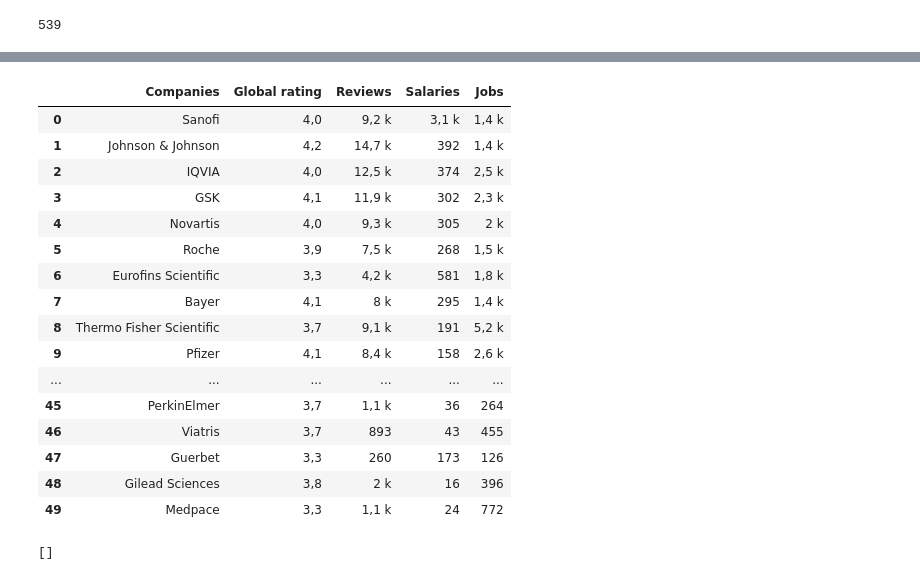
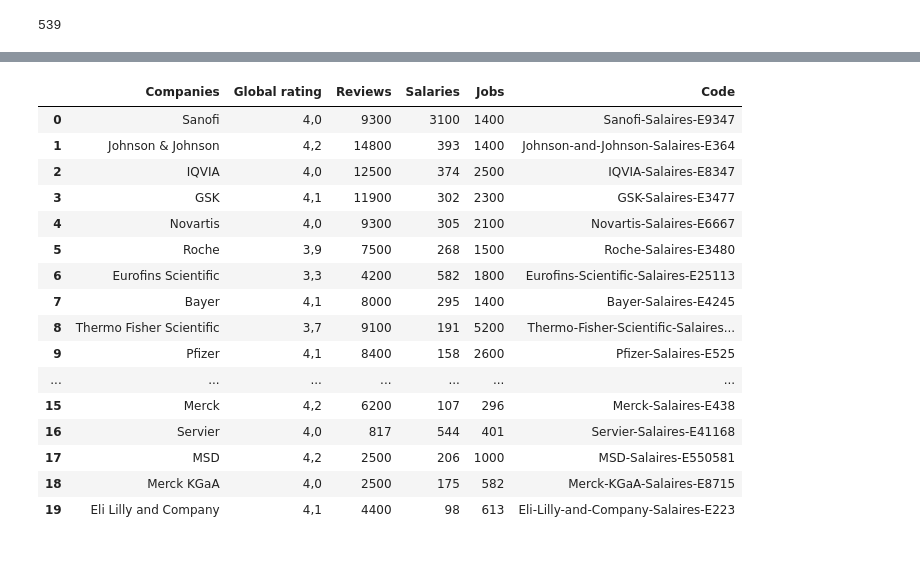
Before and after one commit to arnaud-dg/Glassdoor_Analysis, a Jupyter notebook: Glassdoor Analysis.ipynb, the cells around one changed output, grey strips where cells are left out. Drawn from its saved outputs; the diff is of its cells as text; code cells hidden in the pictures.

```diff
--- a/Glassdoor Analysis.ipynb
+++ b/Glassdoor Analysis.ipynb
@@ -48,7 +50,7 @@ jobs = []
 code = []
 
 # Boucle de récupération des noms d'entreprises
-while len(companies) < 50:
+while len(companies) < 20:
     time.sleep(4)
 
     entreprises = driver.find_element(By.TAG_NAME, 'h2')
@@ -67,9 +69,13 @@ while len(companies) < 50:
     liste_jobs = driver.find_elements(By.XPATH, '//*[@data-test="cell-Jobs-count"]')
     for e in liste_jobs:
         jobs.append(e.text)
-    liste_code = driver.find_element(By.XPATH, '//*[@data-test="cell-Salaries-url"]').get_attribute('href')
+    liste_code = driver.find_elements(By.XPATH, '//*[@data-test="cell-Salaries-url"]')
     for e in liste_code:
-        code.append(e.text)
+        temp = str(e.get_attribute('href'))
+        temp = temp.replace("https://www.glassdoor.fr/salaire/", "")
+        temp = temp.replace(".htm", "")
+        code.append(temp)
+        print(temp)
 
     l = driver.find_element(By.XPATH, '//*[@data-test="pagination-next"]')
     # click button
@@ -103,26 +104,35 @@ reviews
+# %%
+def k_conversion(value_str):
+
+    if "k" in value_str:
+        value_str = value_str.replace(" k", "")
+        value_str = value_str.replace(",", ".")
+        value_int = int(float(value_str) * 1000)
+    else:
+        value_int = int(value_str)
+
+    return value_int
 # %%
-data = list(zip(companies, ratings, reviews, salaries, jobs))
-df = pd.DataFrame(data, columns = ['Companies', 'Global rating', 'Reviews', 'Salaries', 'Jobs'])
+data = list(zip(companies, ratings, reviews, salaries, jobs, code))
+df = pd.DataFrame(data, columns = ['Companies', 'Global rating', 'Reviews', 'Salaries', 'Jobs', 'Code'])
+for i in ['Reviews', 'Salaries', 'Jobs']:
+    df[i] = df[i].apply(k_conversion)
 df
 # %% [output]
-|  | Companies | Global rating | Reviews | Salaries | Jobs |
-| 0 | Sanofi | 4,0 | 9,2 k | 3,1 k | 1,4 k |
-| 1 | Johnson & Johnson | 4,2 | 14,7 k | 392 | 1,4 k |
-| 2 | IQVIA | 4,0 | 12,5 k | 374 | 2,5 k |
-| 3 | GSK | 4,1 | 11,9 k | 302 | 2,3 k |
-| 4 | Novartis | 4,0 | 9,3 k | 305 | 2 k |
-| 5 | Roche | 3,9 | 7,5 k | 268 | 1,5 k |
-| 6 | Eurofins Scientific | 3,3 | 4,2 k | 581 | 1,8 k |
-| 7 | Bayer | 4,1 | 8 k | 295 | 1,4 k |
-| 8 | Thermo Fisher Scientific | 3,7 | 9,1 k | 191 | 5,2 k |
-| 9 | Pfizer | 4,1 | 8,4 k | 158 | 2,6 k |
-| ... | ... | ... | ... | ... | ... |
-| 45 | PerkinElmer | 3,7 | 1,1 k | 36 | 264 |
-| 46 | Viatris | 3,7 | 893 | 43 | 455 |
-| 47 | Guerbet | 3,3 | 260 | 173 | 126 |
-| 48 | Gilead Sciences | 3,8 | 2 k | 16 | 396 |
-| 49 | Medpace | 3,3 | 1,1 k | 24 | 772 |
+|  | Companies | Global rating | Reviews | Salaries | Jobs | Code |
+| 0 | Sanofi | 4,0 | 9300 | 3100 | 1400 | Sanofi-Salaires-E9347 |
+| 1 | Johnson & Johnson | 4,2 | 14800 | 393 | 1400 | Johnson-and-Johnson-Salaires-E364 |
+| 2 | IQVIA | 4,0 | 12500 | 374 | 2500 | IQVIA-Salaires-E8347 |
+| 3 | GSK | 4,1 | 11900 | 302 | 2300 | GSK-Salaires-E3477 |
+| 4 | Novartis | 4,0 | 9300 | 305 | 2100 | Novartis-Salaires-E6667 |
+| 5 | Roche | 3,9 | 7500 | 268 | 1500 | Roche-Salaires-E3480 |
+| 6 | Eurofins Scientific | 3,3 | 4200 | 582 | 1800 | Eurofins-Scientific-Salaires-E25113 |
+| 7 | Bayer | 4,1 | 8000 | 295 | 1400 | Bayer-Salaires-E4245 |
+| 8 | Thermo Fisher Scientific | 3,7 | 9100 | 191 | 5200 | Thermo-Fisher-Scientific-Salaires... |
+| 9 | Pfizer | 4,1 | 8400 | 158 | 2600 | Pfizer-Salaires-E525 |
+| ... | ... | ... | ... | ... | ... | ... |
+| 15 | Merck | 4,2 | 6200 | 107 | 296 | Merck-Salaires-E438 |
+| 16 | Servier | 4,0 | 817 | 544 | 401 | Servier-Salaires-E41168 |
+| 17 | MSD | 4,2 | 2500 | 206 | 1000 | MSD-Salaires-E550581 |
+| 18 | Merck KGaA | 4,0 | 2500 | 175 | 582 | Merck-KGaA-Salaires-E8715 |
+| 19 | Eli Lilly and Company | 4,1 | 4400 | 98 | 613 | Eli-Lilly-and-Company-Salaires-E223 |
-# %%
-reviews
-# %% [output]
-[]
```
Also changed, not shown: parts of 12 cells of this notebook.
